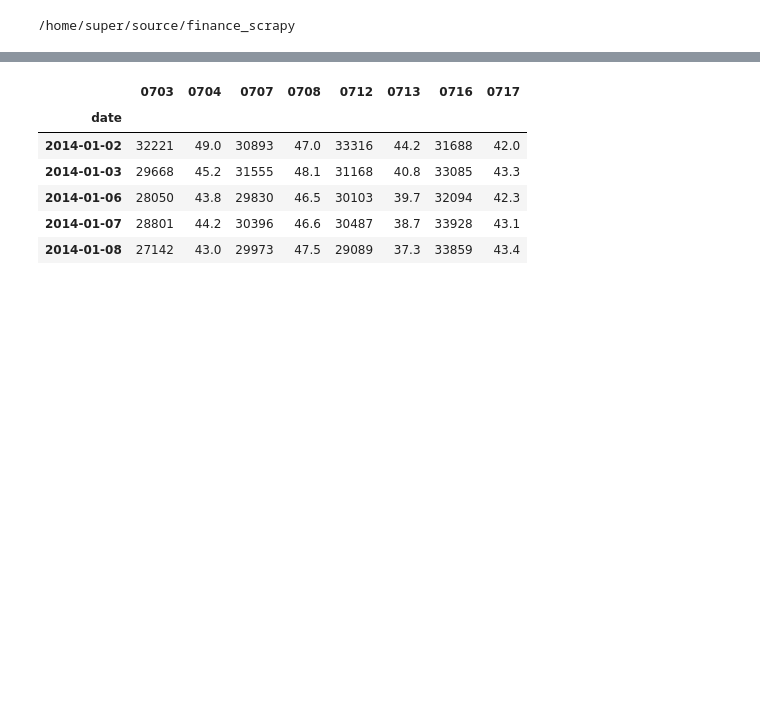
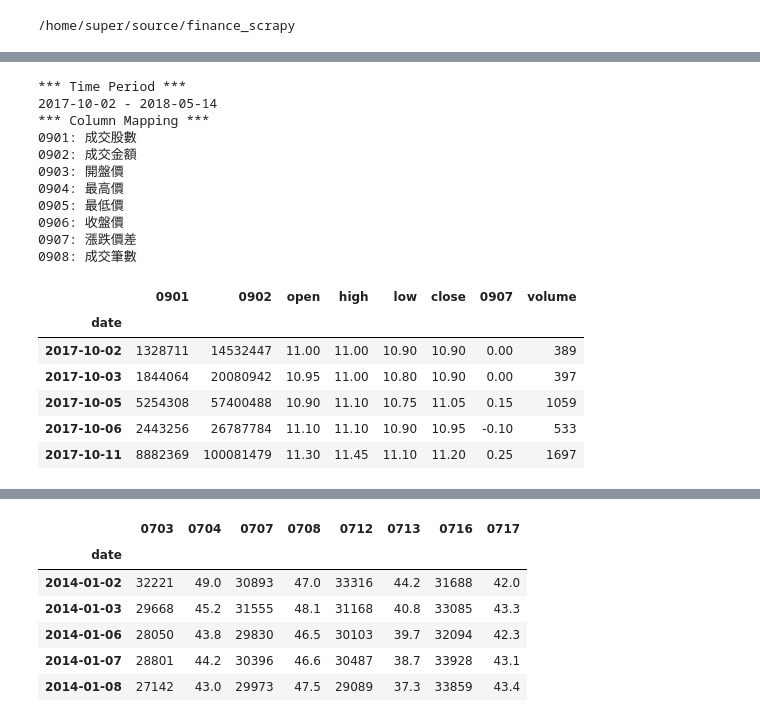
Before and after one commit to Everett6802/finance_scrapy, a Jupyter notebook: finance_analysis.ipynb, the cells around one changed output, grey strips where cells are left out. Saved outputs shown, nothing was run; the diff lists cells and outputs as text; code cells hidden in the pictures; blank space fills up the shorter version.

```diff
--- a/finance_analysis.ipynb
+++ b/finance_analysis.ipynb
@@ -29,0 +90,23 @@ import seaborn as sns
+# %%
+%run finance_analysis.py -v
+df.rename(columns={'0903': 'open', '0904': 'high', '0905': 'low', '0906': 'close', '0908': 'volume'}, inplace=True)
+df.head()
+# %% [output]
+*** Time Period ***
+2017-10-02 - 2018-05-14
+*** Column Mapping ***
+0901: 成交股數
+0902: 成交金額
+0903: 開盤價
+0904: 最高價
+0905: 最低價
+0906: 收盤價
+0907: 漲跌價差
+0908: 成交筆數
+|  | 0901 | 0902 | open | high | low | close | 0907 | volume |
+| date |  |  |  |  |  |  |  |  |
+| 2017-10-02 | 1328711 | 14532447 | 11.00 | 11.00 | 10.90 | 10.90 | 0.00 | 389 |
+| 2017-10-03 | 1844064 | 20080942 | 10.95 | 11.00 | 10.80 | 10.90 | 0.00 | 397 |
+| 2017-10-05 | 5254308 | 57400488 | 10.90 | 11.10 | 10.75 | 11.05 | 0.15 | 1059 |
+| 2017-10-06 | 2443256 | 26787784 | 11.10 | 11.10 | 10.90 | 10.95 | -0.10 | 533 |
+| 2017-10-11 | 8882369 | 100081479 | 11.30 | 11.45 | 11.10 | 11.20 | 0.25 | 1697 |
```
Also changed, not shown: parts of 5 cells of this notebook, 2 other files.
